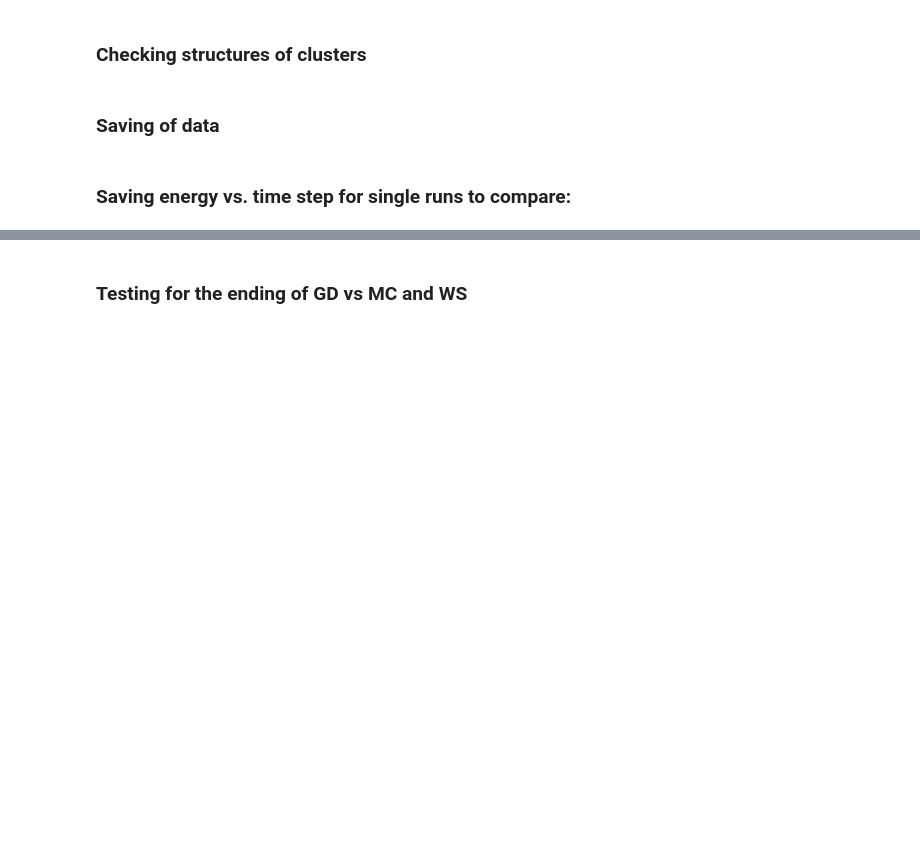
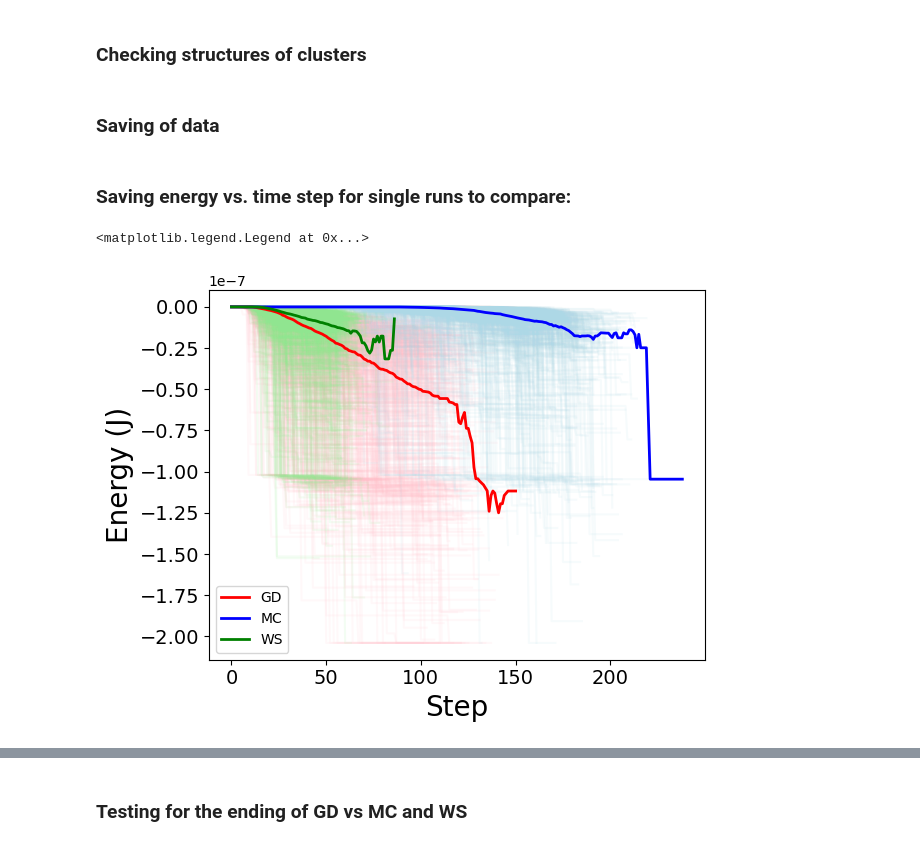
Before and after one commit to dymc9548/Magnetic-actuator-simulation, a Jupyter notebook: testing_sim_methods.ipynb, the cells around one changed output, grey strips where cells are left out. Cells and saved outputs as stored; diff of their text form; code cells hidden in the pictures; blank space fills up the shorter version.

```diff
--- a/testing_sim_methods.ipynb
+++ b/testing_sim_methods.ipynb
@@ -217,19 +207,29 @@ final_es_ws = np.load("Energies/final_es_ws_1000.npy", allow_pickle=True)
 # %%
+# plot every individual GD trajectory faintly in the background, so we can see run-to-run spread
 for i in range(len(energies_gd)):
     plt.plot(energies_gd[i],c='pink',alpha=0.1)
 
+# same for every individual MC trajectory
 for i in range(len(energies_mc)):
     plt.plot(energies_mc[i],c='lightblue', alpha=0.1)
 
+# same for every individual WS trajectory
 for i in range(len(energies_ws)):
     plt.plot(energies_ws[i],c='lightgreen', alpha = 0.1)
 
-plt.plot(averageEnergies(energies_gd),c='r',lw=2)
-plt.plot(averageEnergies(energies_mc),c='b',lw=2)
-plt.plot(averageEnergies(energies_ws),c='g',lw=2)
+# overlay the across-run average trajectory for each method, drawn bold/opaque on top
+plt.plot(averageEnergies(energies_gd, mode='median'),c='r',lw=2, label="GD")
+plt.plot(averageEnergies(energies_mc, mode='median'),c='b',lw=2, label="MC")
+plt.plot(averageEnergies(energies_ws, mode='median'),c='g',lw=2, label="WS")
 
-plt.xlabel("Step")
-plt.ylabel("Energy (J)")
+plt.xlabel("Step", fontsize=20)
+plt.ylabel("Energy (J)", fontsize=20)
+plt.xticks(fontsize=14)
+plt.yticks(fontsize=14)
+plt.legend()
+# %% [output]
+<matplotlib.legend.Legend at 0x...>
+[figure, added]
 # %%
 for i in range(len(energies_gd)):
     plt.loglog(np.abs(energies_gd[i]),c='pink',alpha=0.1)
```
Also changed, not shown: parts of 15 cells of this notebook, 16 other files.
